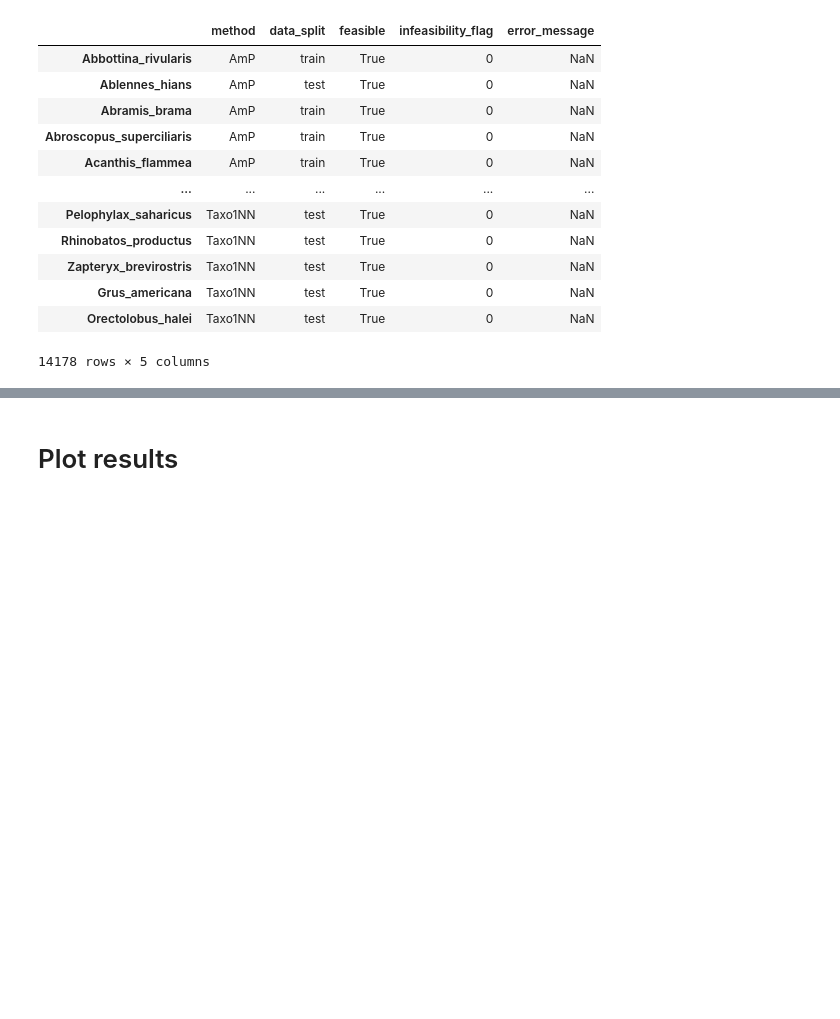
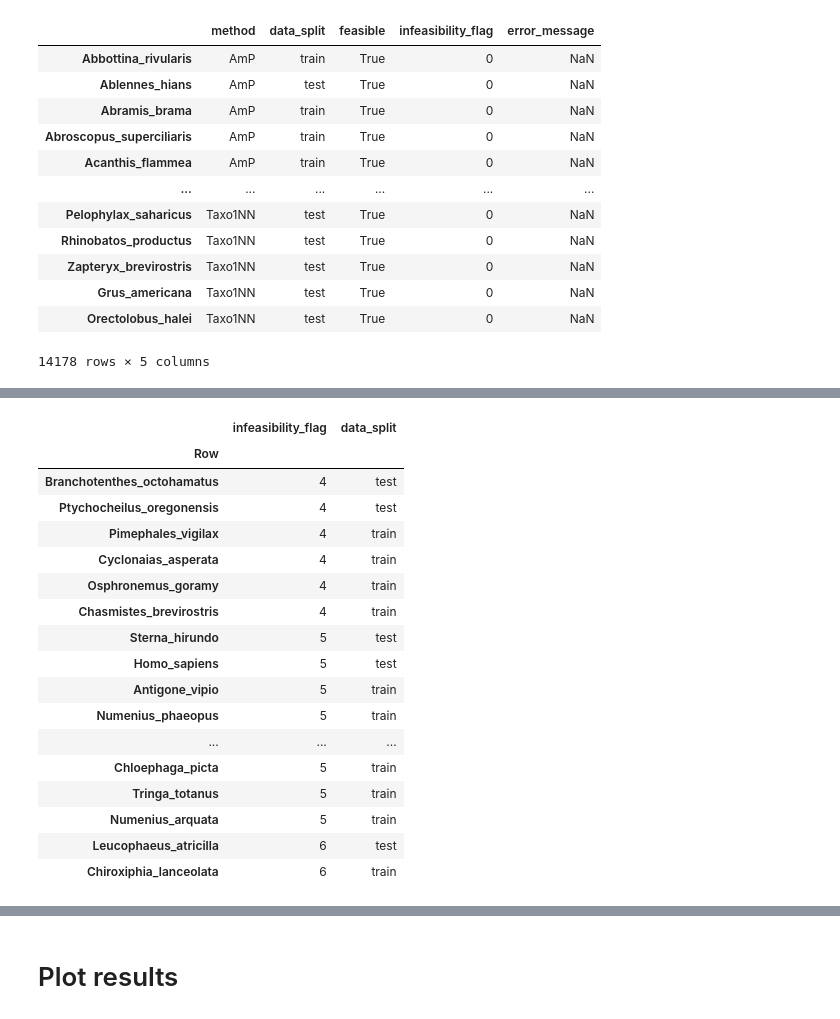
Before and after one commit to diogo-f-oliveira/DEB_ML_Init, a Jupyter notebook: notebooks/Compare models on feasibility.ipynb, the cells around one changed output, grey strips where cells are left out. Cells and saved outputs as stored; diff of their text form; code cells hidden in the pictures; blank space fills up the shorter version.

```diff
--- a/notebooks/Compare models on feasibility.ipynb
+++ b/notebooks/Compare models on feasibility.ipynb
@@ -138,0 +158,22 @@ feasible_counts['test'].groupby(['method', 'infeasibility_flag']).sum()
+# %%
+df = feas_df_dict['MLPSC']
+df.loc[df['infeasibility_flag'] != '0', ['infeasibility_flag', 'data_split']].sort_values(by=['infeasibility_flag', 'data_split'])
+# %% [output]
+|  | infeasibility_flag | data_split |
+| Row |  |  |
+| Branchotenthes_octohamatus | 4 | test |
+| Ptychocheilus_oregonensis | 4 | test |
+| Pimephales_vigilax | 4 | train |
+| Cyclonaias_asperata | 4 | train |
+| Osphronemus_goramy | 4 | train |
+| Chasmistes_brevirostris | 4 | train |
+| Sterna_hirundo | 5 | test |
+| Homo_sapiens | 5 | test |
+| Antigone_vipio | 5 | train |
+| Numenius_phaeopus | 5 | train |
+| ... | ... | ... |
+| Chloephaga_picta | 5 | train |
+| Tringa_totanus | 5 | train |
+| Numenius_arquata | 5 | train |
+| Leucophaeus_atricilla | 6 | test |
+| Chiroxiphia_lanceolata | 6 | train |
```
Also changed, not shown: parts of 10 cells of this notebook.
